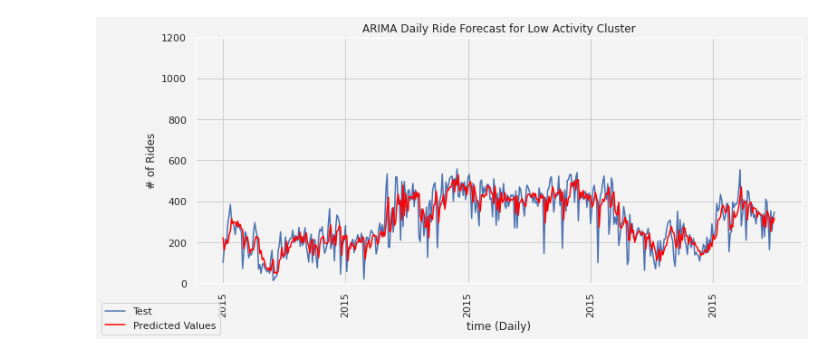
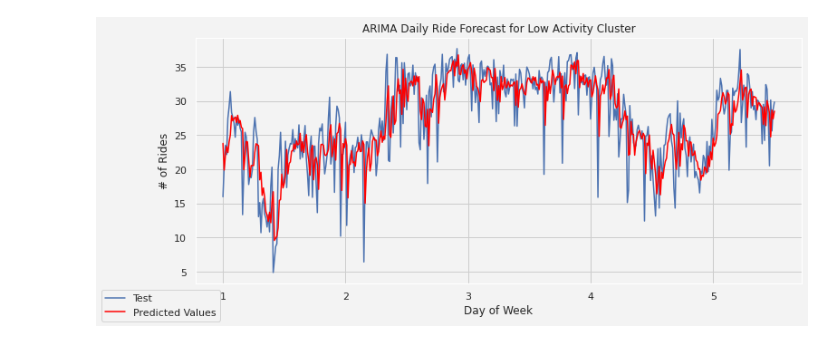
Before and after one commit to evan-kiolbassa/citibike, a Jupyter notebook: Models/Ride Demand Time Series Analysis.ipynb, the cells around one changed output. Saved outputs shown, nothing was run; the diff lists cells and outputs as text; code cells hidden in the pictures.

```diff
--- a/Models/Ride Demand Time Series Analysis.ipynb
+++ b/Models/Ride Demand Time Series Analysis.ipynb
@@ -224,0 +206,4 @@ Test RMSE: 80.643
+# %%
+true_rides_1,lam = boxcox(true_rides_1)
+# %%
+true_rides_1 = pd.Series(true_rides_1)
@@ -295,0 +255,2 @@ Test RMSE: 80.663
+# %%
+true_cluster_1_fit, predictions, test, residuals = model_creation(true_rides_1)
@@ -296,15 +275,14 @@ Test RMSE: 80.663
 # %%
 colors = ["#263571", '#ea2029', '#39a2e1']
 sns.set(rc={'axes.facecolor':'#f3f3f3', 'figure.facecolor':'#f3f3f3', 'grid.color': '#cdcdcd'})
 fig, ax1 = plt.subplots(figsize = (12,5))
-ax1.set_xticklabels(true_rides_1.index.strftime('%Y'),rotation=90)
-ax1.set_xlabel('time (Daily)')
+ax1.set_xticklabels(true_rides_1.index)
+ax1.set_xlabel('Day of Week')
 ax1.set_ylabel('# of Rides')
-ax1.set_ylim(0,1200)
 plt.plot(test)
 plt.plot(predictions, color='red')
 fig.legend(['Test','Predicted Values'], loc=3)
 plt.title('ARIMA Daily Ride Forecast for Low Activity Cluster')
 plt.show()
 # %% [output]
-[figure, old version]
+[figure, new version]
```
Also changed, not shown: parts of 40 cells of this notebook, 1 other file.
